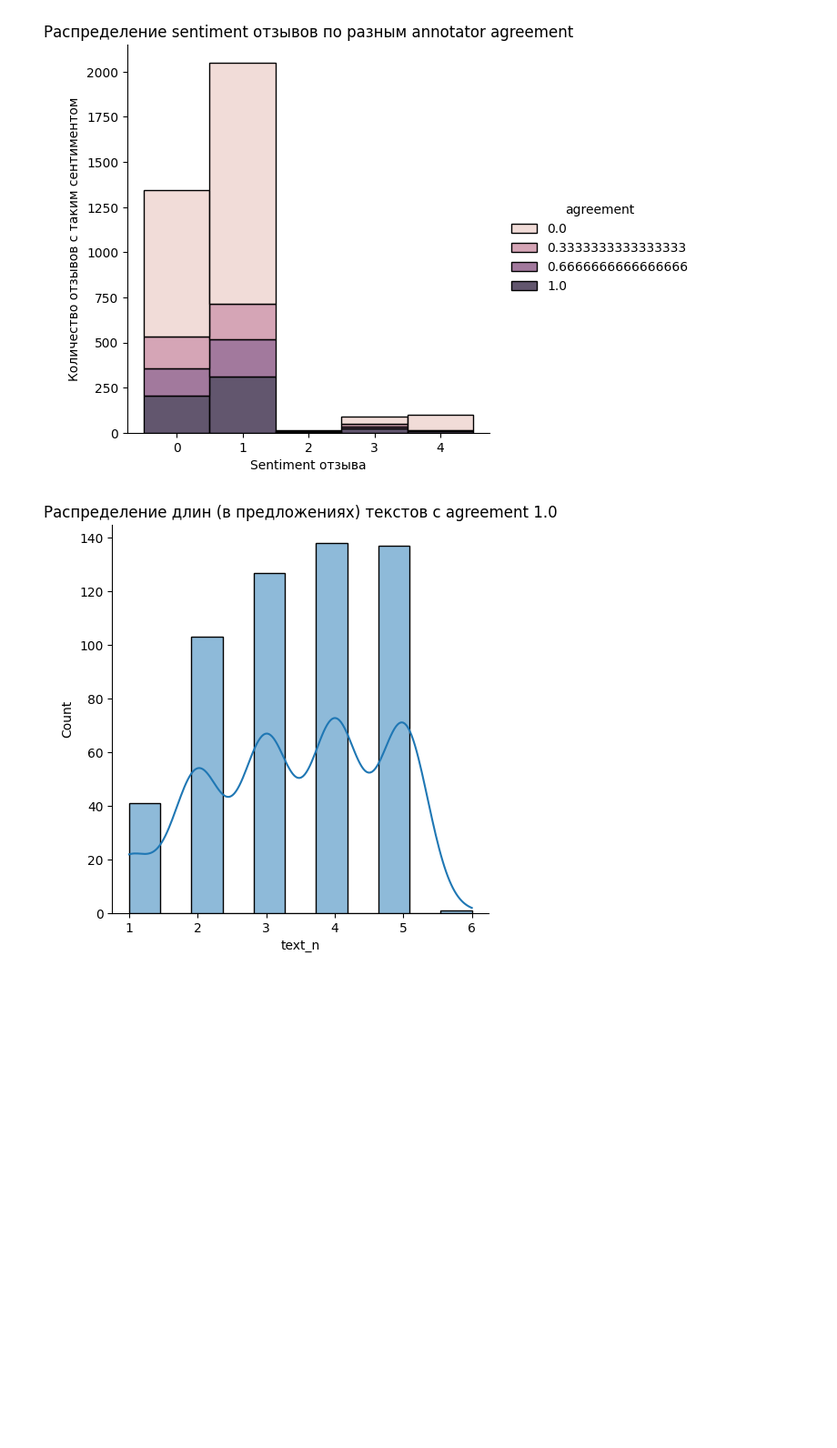
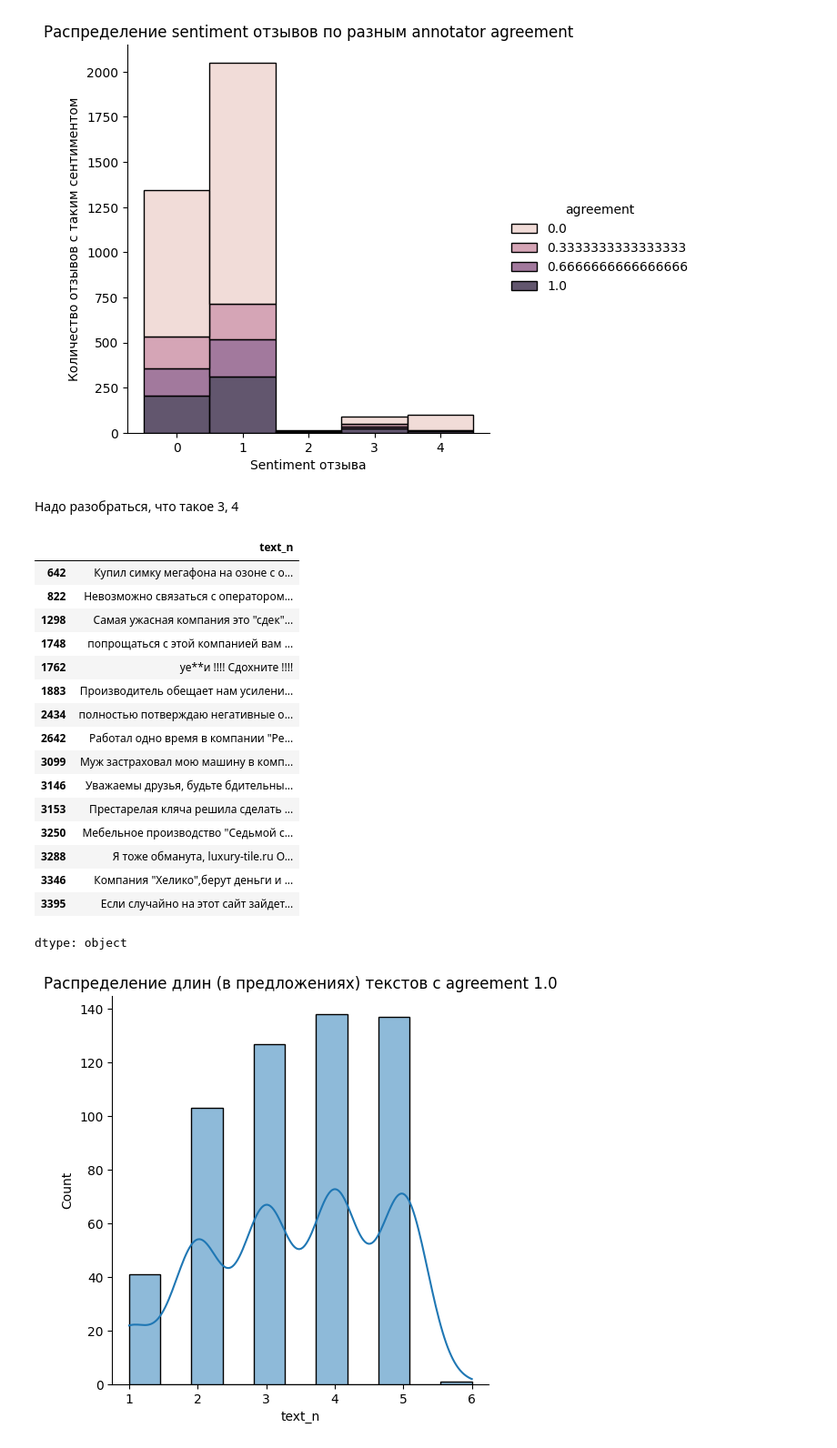
Before and after one commit to MaryObr/coursework, a Jupyter notebook: Coursework.ipynb, the cells around one changed output. Shown: that part at 91% size. Drawn from its saved outputs; the diff is of its cells as text; code cells hidden in the pictures; blank space fills up the shorter version.

```diff
--- a/Coursework.ipynb
+++ b/Coursework.ipynb
@@ -796,6 +824,28 @@ plt.title("Распределение sentiment отзывов по разным
 plt.show()
 # %% [output]
 [figure]
+# %% [markdown]
+Надо разобраться, что такое 3, 4
+# %%
+gen[gen['sentiment']==2]['text_n']
+# %% [output]
+|  | text_n |
+| 642 | Купил симку мегафона на озоне с о... |
+| 822 | Невозможно связаться с оператором... |
+| 1298 | Самая ужасная компания это "сдек"... |
+| 1748 | попрощаться с этой компанией вам ... |
+| 1762 | уе**и !!!! Сдохните !!!! |
+| 1883 | Производитель обещает нам усилени... |
+| 2434 | полностью потверждаю негативные о... |
+| 2642 | Работал одно время в компании "Ре... |
+| 3099 | Муж застраховал мою машину в комп... |
+| 3146 | Уважаемы друзья, будьте бдительны... |
+| 3153 | Престарелая кляча решила сделать ... |
+| 3250 | Мебельное производство "Седьмой с... |
+| 3288 | Я тоже обманута, luxury-tile.ru О... |
+| 3346 | Компания "Хелико",берут деньги и ... |
+| 3395 | Если случайно на этот сайт зайдет... |
+dtype: object
 # %%
 # идея смотреть на отдельные графики
 # length = []
```
Also changed, not shown: parts of 16 cells of this notebook.
